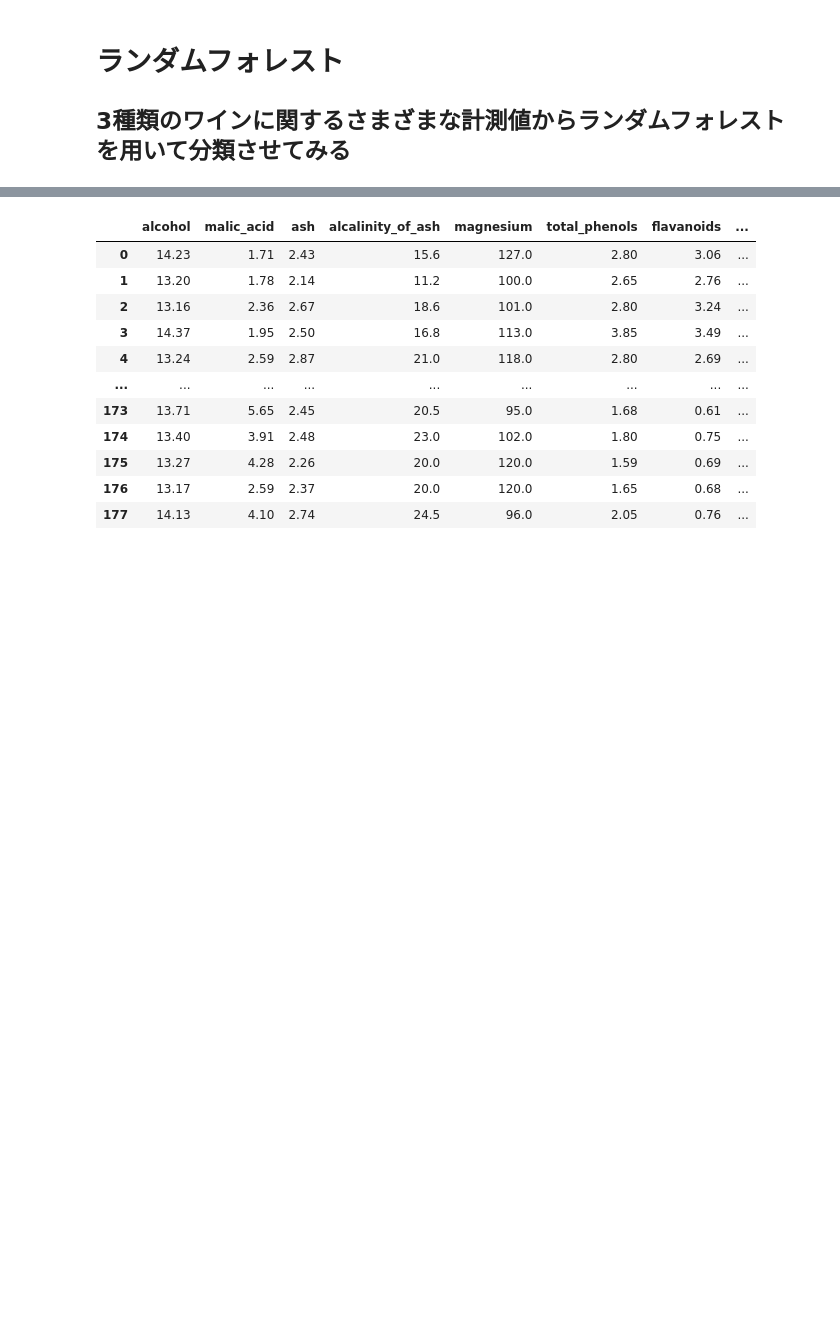
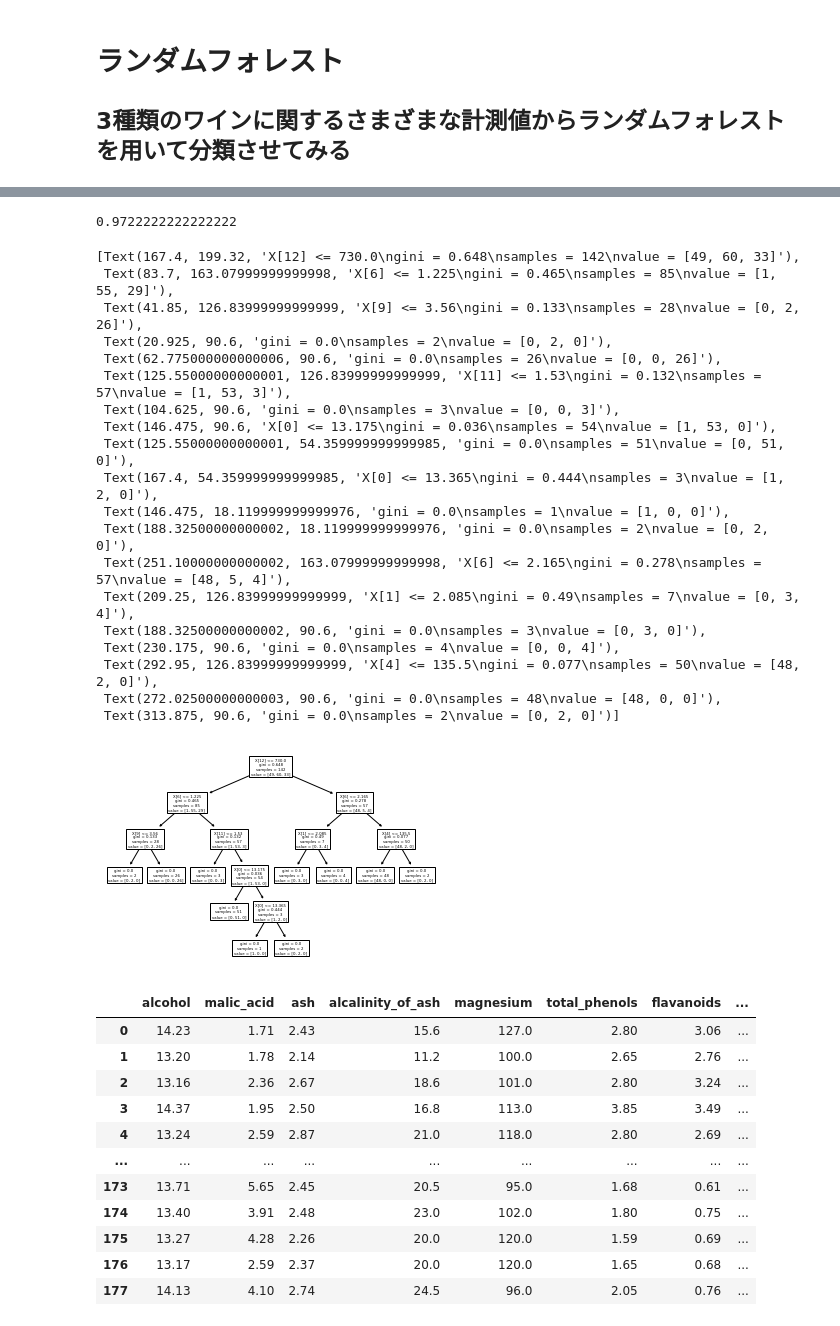
Before and after one commit to yuji-matsunami/machine_learning, a Jupyter notebook: 機械学習勉強会.ipynb, the cells around one changed output, grey strips where cells are left out. Drawn from its saved outputs; the diff is of its cells as text; code cells hidden in the pictures; blank space fills up the shorter version.

```diff
--- a/機械学習勉強会.ipynb
+++ b/機械学習勉強会.ipynb
@@ -247,3 +247,16 @@ all I know. If anyone can tellme a model name, engine specs, years
 # ランダムフォレスト
 
 ## 3種類のワインに関するさまざまな計測値からランダムフォレストを用いて分類させてみる
+# %%
+# まずは決定木を試してみる
+from sklearn.datasets import load_wine
+from sklearn.tree import DecisionTreeClassifier, export_graphviz
+from sklearn.model_selection import train_test_split
+from sklearn.metrics import accuracy_score
+import pandas as pd
+
+# データの読み込み
+data = load_wine()
+# データフレームにして中身をみる
+df = pd.DataFrame(data.data, columns=data.feature_names)
+df
@@ -250,3 +277,36 @@ all I know. If anyone can tellme a model name, engine specs, years
+# %%
+x_train, x_test, y_train, y_test = train_test_split(data.data, data.target, test_size=0.2)
+model = DecisionTreeClassifier()
+model = model.fit(x_train, y_train)
+y_pred = model.predict(x_test)
+accuracy_score(y_pred,y_test)
+# %% [output]
+0.9722222222222222
+# %%
+# 決定木の可視化をしてみる
+from sklearn import tree
+tree.plot_tree(model)
+# %% [output]
+[Text(167.4, 199.32, 'X[12] <= 730.0\ngini = 0.648\nsamples = 142\nvalue = [49, 60, 33]'),
+ Text(83.7, 163.07999999999998, 'X[6] <= 1.225\ngini = 0.465\nsamples = 85\nvalue = [1, 55, 29]'),
+ Text(41.85, 126.83999999999999, 'X[9] <= 3.56\ngini = 0.133\nsamples = 28\nvalue = [0, 2, 26]'),
+ Text(20.925, 90.6, 'gini = 0.0\nsamples = 2\nvalue = [0, 2, 0]'),
+ Text(62.775000000000006, 90.6, 'gini = 0.0\nsamples = 26\nvalue = [0, 0, 26]'),
+ Text(125.55000000000001, 126.83999999999999, 'X[11] <= 1.53\ngini = 0.132\nsamples = 57\nvalue = [1, 53, 3]'),
+ Text(104.625, 90.6, 'gini = 0.0\nsamples = 3\nvalue = [0, 0, 3]'),
+ Text(146.475, 90.6, 'X[0] <= 13.175\ngini = 0.036\nsamples = 54\nvalue = [1, 53, 0]'),
+ Text(125.55000000000001, 54.359999999999985, 'gini = 0.0\nsamples = 51\nvalue = [0, 51, 0]'),
+ Text(167.4, 54.359999999999985, 'X[0] <= 13.365\ngini = 0.444\nsamples = 3\nvalue = [1, 2, 0]'),
+ Text(146.475, 18.119999999999976, 'gini = 0.0\nsamples = 1\nvalue = [1, 0, 0]'),
+ Text(188.32500000000002, 18.119999999999976, 'gini = 0.0\nsamples = 2\nvalue = [0, 2, 0]'),
+ Text(251.10000000000002, 163.07999999999998, 'X[6] <= 2.165\ngini = 0.278\nsamples = 57\nvalue = [48, 5, 4]'),
+ Text(209.25, 126.83999999999999, 'X[1] <= 2.085\ngini = 0.49\nsamples = 7\nvalue = [0, 3, 4]'),
+ Text(188.32500000000002, 90.6, 'gini = 0.0\nsamples = 3\nvalue = [0, 3, 0]'),
+ Text(230.175, 90.6, 'gini = 0.0\nsamples = 4\nvalue = [0, 0, 4]'),
+ Text(292.95, 126.83999999999999, 'X[4] <= 135.5\ngini = 0.077\nsamples = 50\nvalue = [48, 2, 0]'),
+ Text(272.02500000000003, 90.6, 'gini = 0.0\nsamples = 48\nvalue = [48, 0, 0]'),
+ Text(313.875, 90.6, 'gini = 0.0\nsamples = 2\nvalue = [0, 2, 0]')]
+[figure, added]
 # %%
 from sklearn.datasets import load_wine
 from sklearn.ensemble import RandomForestClassifier
```
Also changed, not shown: parts of 10 cells of this notebook.
